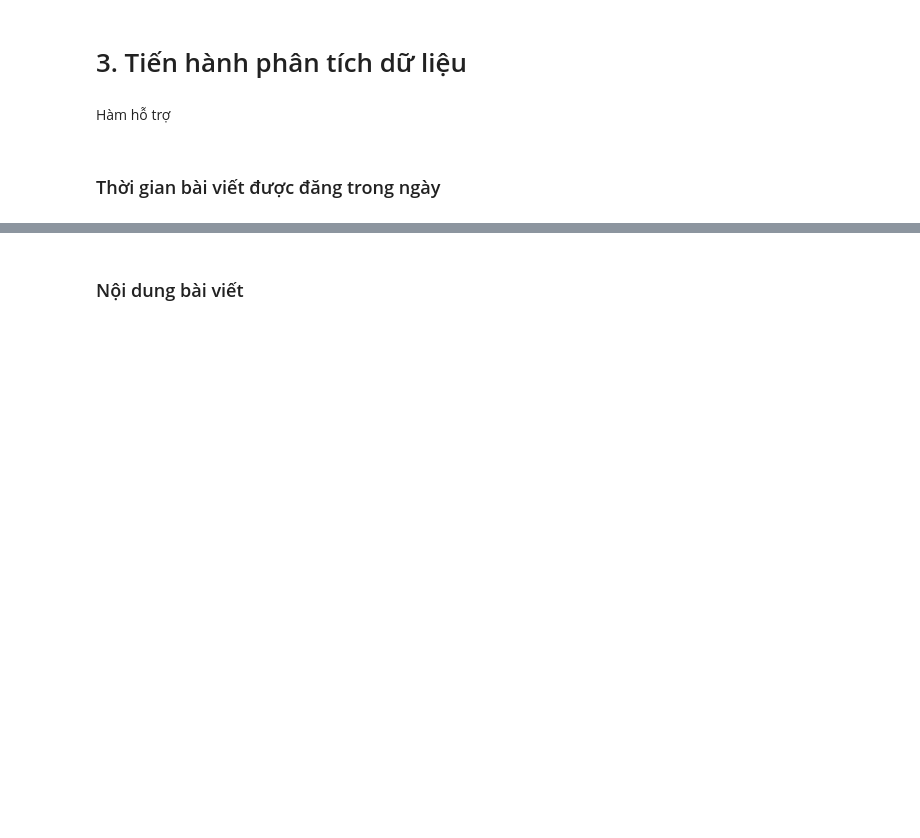
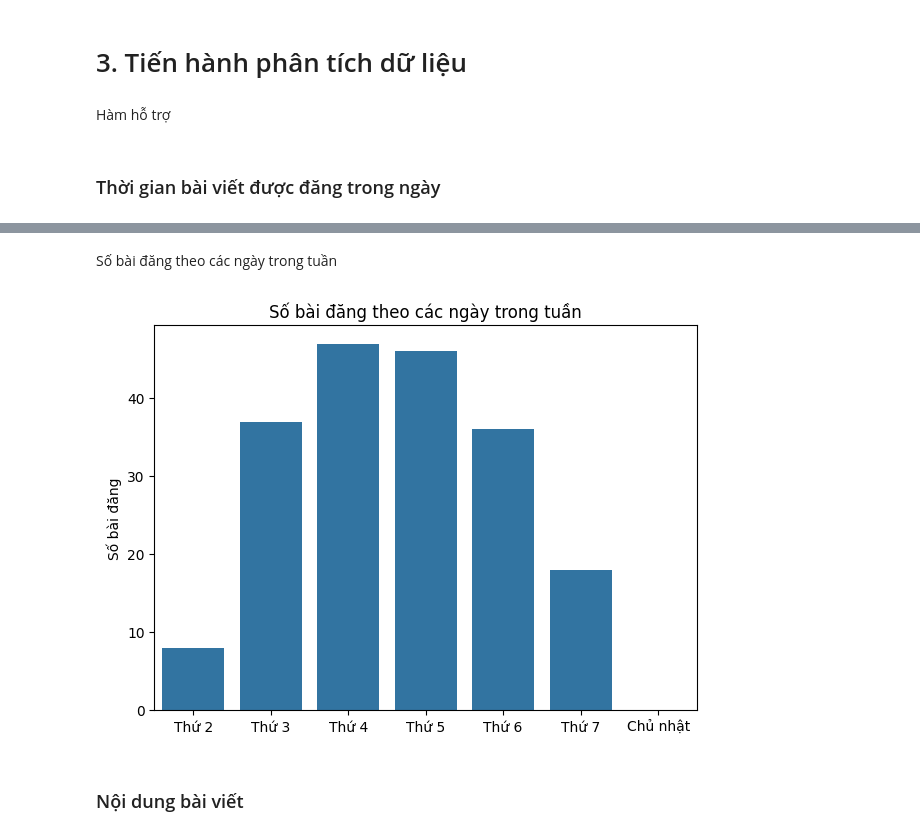
Before and after one commit to Anh39/FacebookPageAnalysis, a Jupyter notebook: DataAnalysis.ipynb, the cells around one changed output, grey strips where cells are left out. Cells and saved outputs as stored; diff of their text form; code cells hidden in the pictures; blank space fills up the shorter version.

```diff
--- a/DataAnalysis.ipynb
+++ b/DataAnalysis.ipynb
@@ -65,3 +92,18 @@ plt.savefig(IMAGES_PATH + 'Fig1_PostDensityByTime.png')
+# %% [markdown]
+Số bài đăng theo các ngày trong tuần
+# %%
+xLabel = ['Thứ 2','Thứ 3','Thứ 4','Thứ 5','Thứ 6','Thứ 7','Chủ nhật']
+dayOWeek = [0]*7
+for dtime in df['Time']:
+    dow = dtime.weekday()
+    dayOWeek[dow] += 1
+plt.figure(figsize=(7,5))
+sns.barplot(x=xLabel,y=dayOWeek)
+plt.ylabel('Số bài đăng')
+plt.title('Số bài đăng theo các ngày trong tuần')
+plt.savefig(IMAGES_PATH + 'Fig1.1_PostAmountByDayOfWeek.png',bbox_inches='tight')
+# %% [output]
+[figure, added]
 # %% [markdown]
 ## <span style = "font-size: smaller"> Nội dung bài viết</span>
 # %%
```
Also changed, not shown: parts of 15 cells of this notebook, 17 other files.
